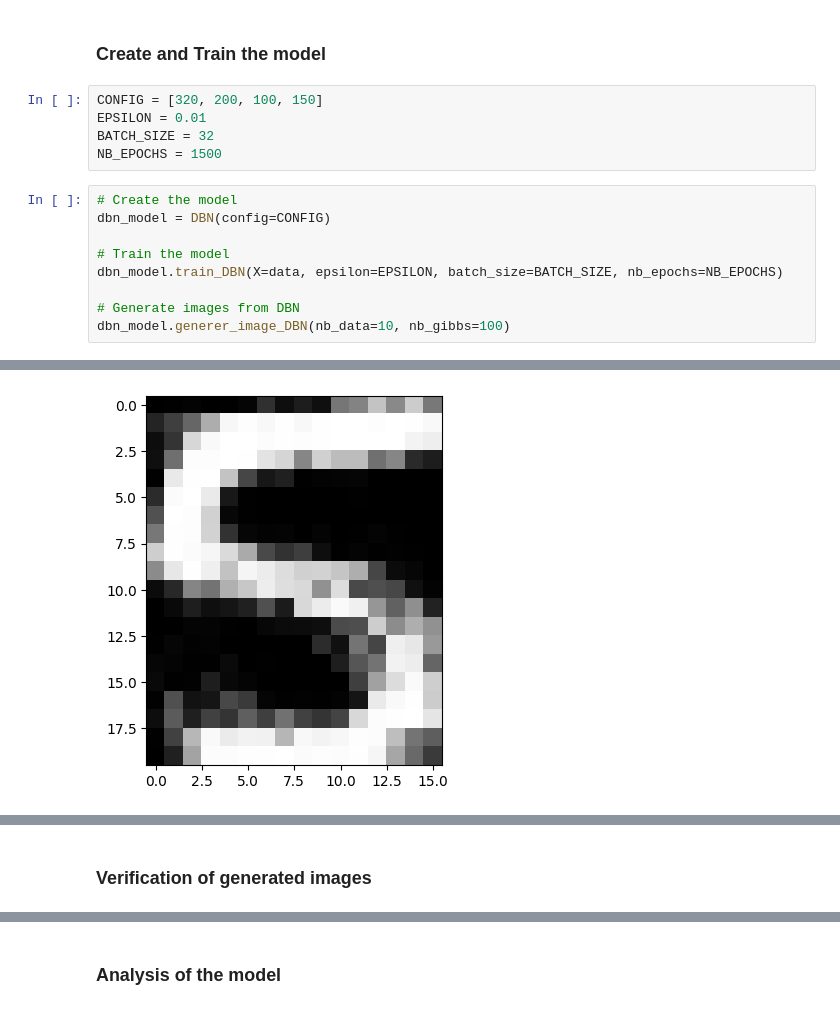
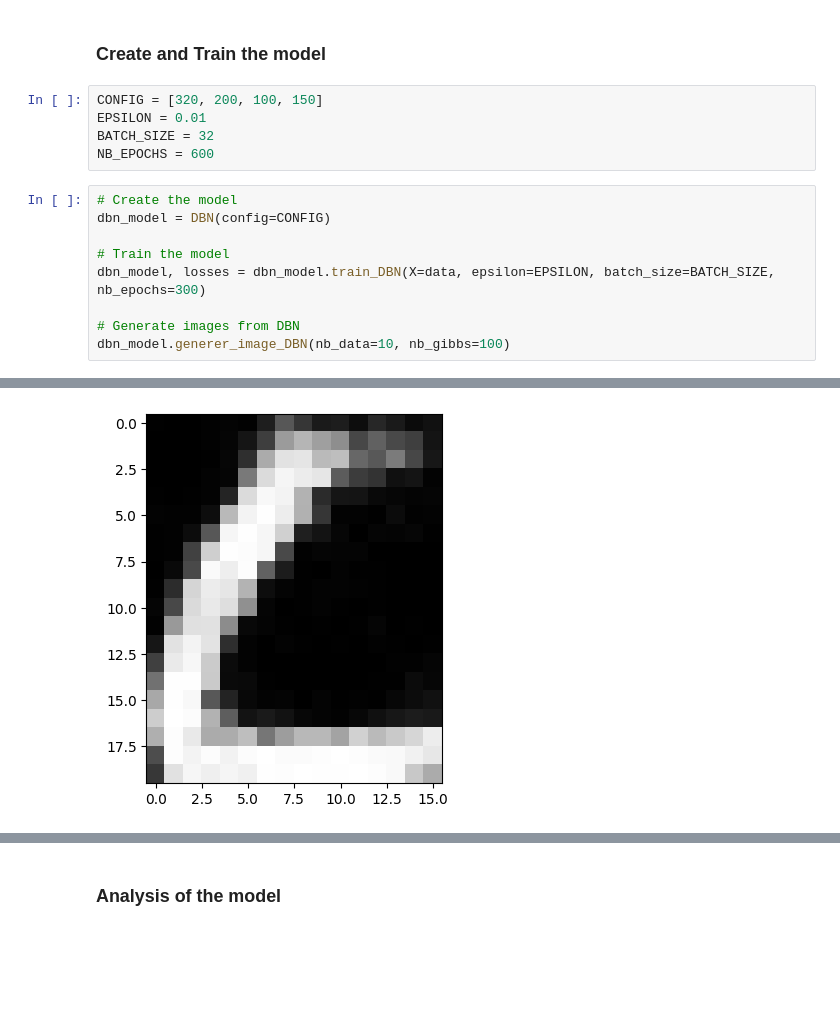
Before and after one commit to agatheminaro/from-rbm-to-dnn, a Jupyter notebook: binary_alpha_digits_study.ipynb, the cells around one changed output, grey strips where cells are left out. Saved outputs shown, nothing was run; the diff lists cells and outputs as text; blank space fills up the shorter version.

```diff
--- a/binary_alpha_digits_study.ipynb
+++ b/binary_alpha_digits_study.ipynb
@@ -234,13 +234,13 @@ data = alpha_digit(LIST_IDX_DATA)
 CONFIG = [320, 200, 100, 150]
 EPSILON = 0.01
 BATCH_SIZE = 32
-NB_EPOCHS = 1500
+NB_EPOCHS = 600
 # %%
 # Create the model
 dbn_model = DBN(config=CONFIG)
 
 # Train the model
-dbn_model.train_DBN(X=data, epsilon=EPSILON, batch_size=BATCH_SIZE, nb_epochs=NB_EPOCHS)
+dbn_model, losses = dbn_model.train_DBN(X=data, epsilon=EPSILON, batch_size=BATCH_SIZE, nb_epochs=300)
 
 # Generate images from DBN
 dbn_model.generer_image_DBN(nb_data=10, nb_gibbs=100)
@@ -250 +250 @@ dbn_model.generer_image_DBN(nb_data=10, nb_gibbs=100)
-[figure, old version]
+[figure, new version]
@@ -258,2 +257,0 @@ dbn_model.generer_image_DBN(nb_data=10, nb_gibbs=100)
-# %% [markdown]
-### Verification of generated images
```
Also changed, not shown: parts of 7 cells of this notebook, 2 other files.
